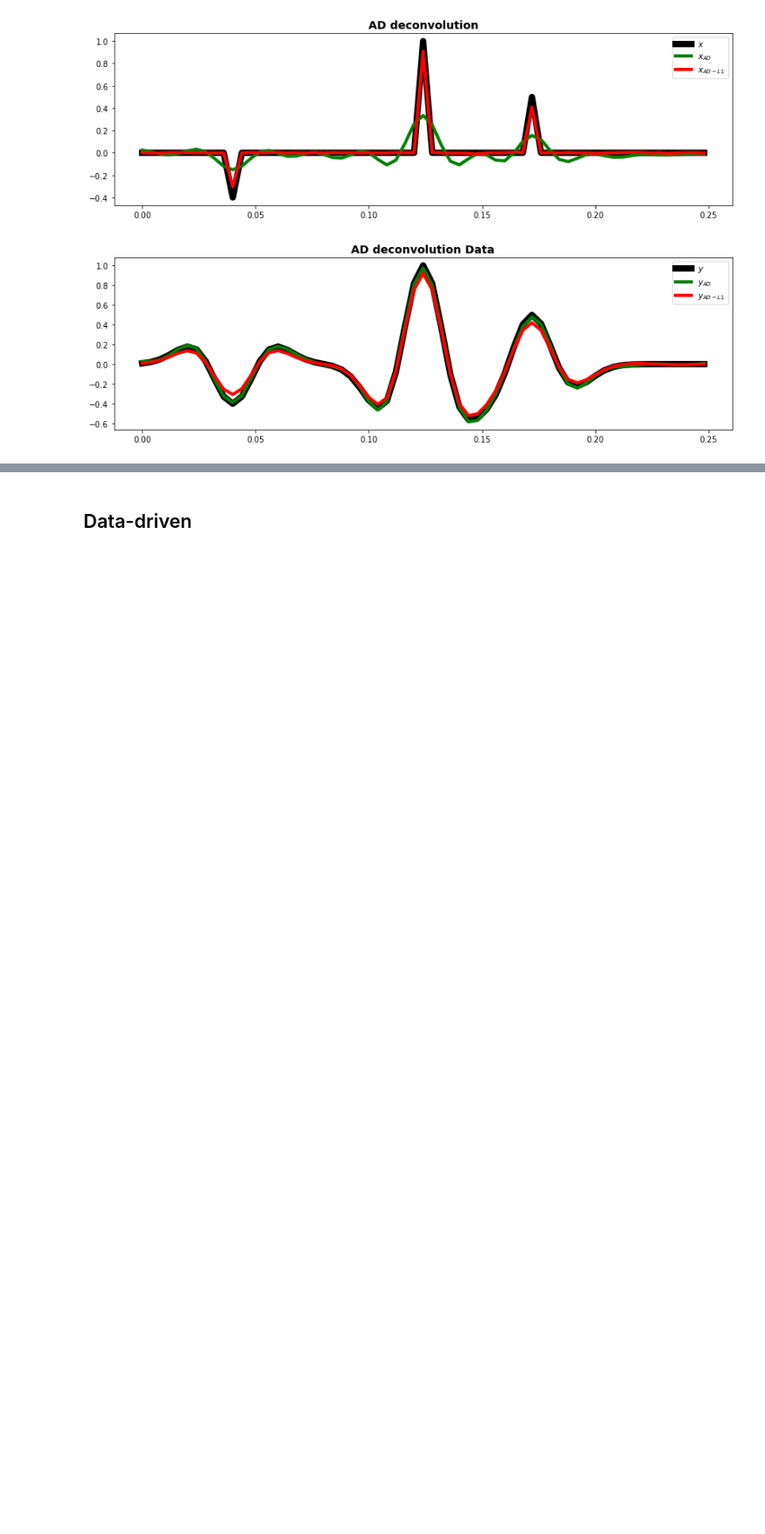
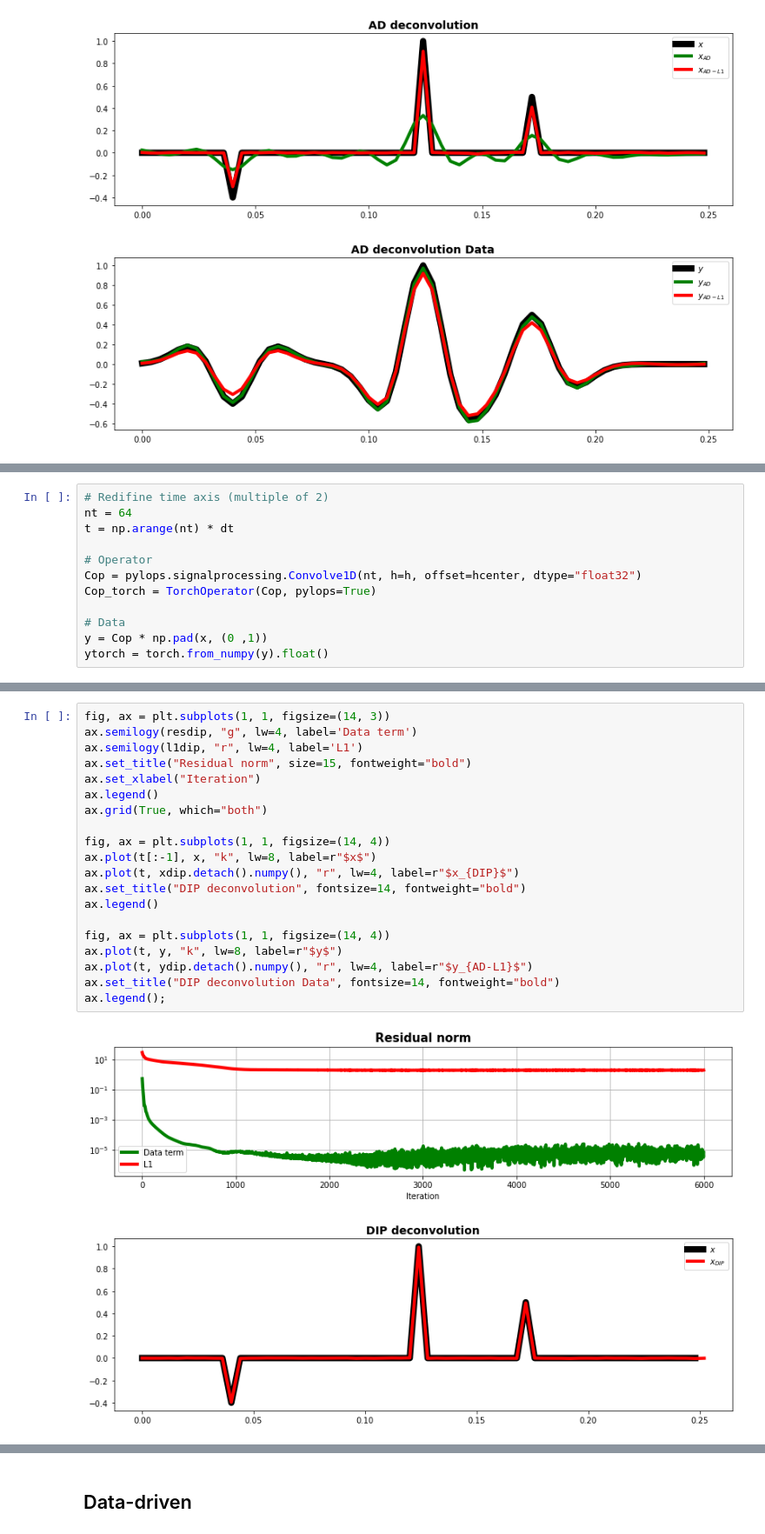
Before and after one commit to PyLops/pylops_transform2022, a Jupyter notebook: Decon.ipynb, the cells around one changed output, grey strips where cells are left out. Shown at 87% size. Drawn from its saved outputs; the diff is of its cells as text; blank space fills up the shorter version.

Commit message:
Added DIP to Decon

```diff
--- a/Decon.ipynb
+++ b/Decon.ipynb
@@ -723,0 +749,12 @@ ax.legend();
+# %%
+# Redifine time axis (multiple of 2)
+nt = 64
+t = np.arange(nt) * dt
+
+# Operator
+Cop = pylops.signalprocessing.Convolve1D(nt, h=h, offset=hcenter, dtype="float32")
+Cop_torch = TorchOperator(Cop, pylops=True)
+
+# Data
+y = Cop * np.pad(x, (0 ,1))
+ytorch = torch.from_numpy(y).float()
@@ -723,0 +828,23 @@ ax.legend();
+# %%
+fig, ax = plt.subplots(1, 1, figsize=(14, 3))
+ax.semilogy(resdip, "g", lw=4, label='Data term')
+ax.semilogy(l1dip, "r", lw=4, label='L1')
+ax.set_title("Residual norm", size=15, fontweight="bold")
+ax.set_xlabel("Iteration")
+ax.legend()
+ax.grid(True, which="both")
+
+fig, ax = plt.subplots(1, 1, figsize=(14, 4))
+ax.plot(t[:-1], x, "k", lw=8, label=r"$x$")
+ax.plot(t, xdip.detach().numpy(), "r", lw=4, label=r"$x_{DIP}$")
+ax.set_title("DIP deconvolution", fontsize=14, fontweight="bold")
+ax.legend()
+
+fig, ax = plt.subplots(1, 1, figsize=(14, 4))
+ax.plot(t, y, "k", lw=8, label=r"$y$")
+ax.plot(t, ydip.detach().numpy(), "r", lw=4, label=r"$y_{AD-L1}$")
+ax.set_title("DIP deconvolution Data", fontsize=14, fontweight="bold")
+ax.legend();
+# %% [output]
+[figure, added]
+[figure, added]
```
Also changed, not shown: parts of 11 cells of this notebook, 2 other files.
